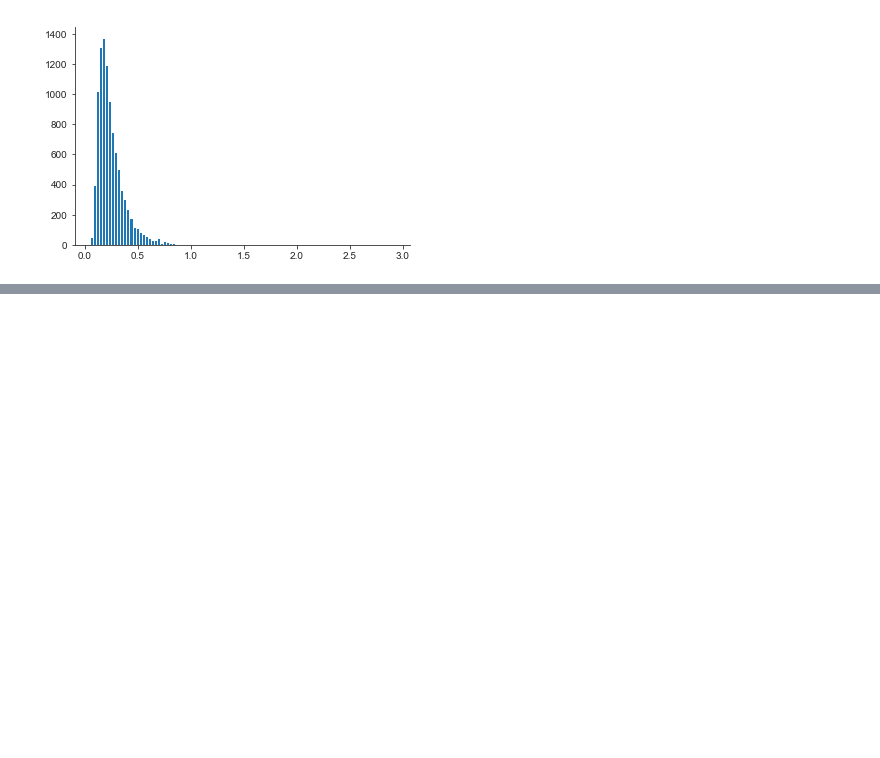
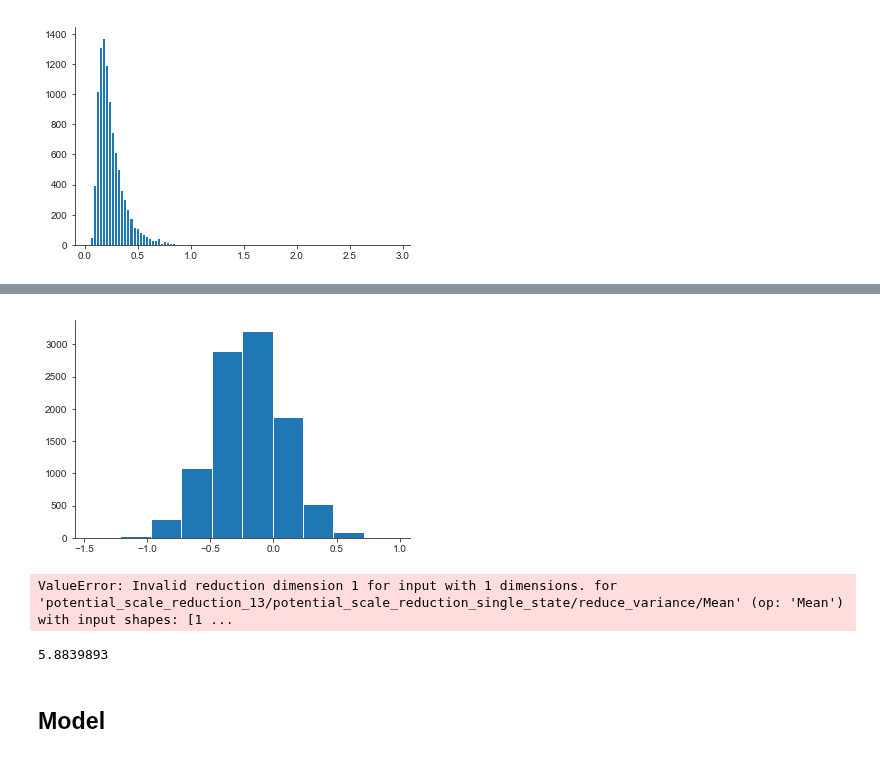
Before and after one commit to cbg-ethz/shm, a Jupyter notebook: analysis/03d-edward_models.ipynb, the cells around one changed output, grey strips where cells are left out. Saved outputs shown, nothing was run; the diff lists cells and outputs as text; code cells hidden in the pictures; blank space fills up the shorter version.

Commit message:
Adds edward testnotebook for modelling

```diff
--- a/analysis/03d-edward_models.ipynb
+++ b/analysis/03d-edward_models.ipynb
@@ -129 +252,19 @@ plt.hist(sample, bins=100);
+# %%
+plt.hist(g_);
+# %% [output]
+[figure, added]
+# %%
+neff = tfp.mcmc.effective_sample_size(g)
+psrf = tfp.mcmc.potential_scale_reduction(g)
+with tf.Session() as sess:
+    neff_  = sess.run(neff)
+neff_
+# %% [output]
+ValueError: Invalid reduction dimension 1 for input with 1 dimensions. for 'potential_scale_reduction_13/potential_scale_reduction_single_state/reduce_variance/Mean' (op: 'Mean') with input shapes: [1 ...
+# %%
+neff_
+# %% [output]
+5.8839893
+# %% [markdown]
+## Model
 # %%
```
Also changed, not shown: parts of 26 cells of this notebook, 1 other file.
